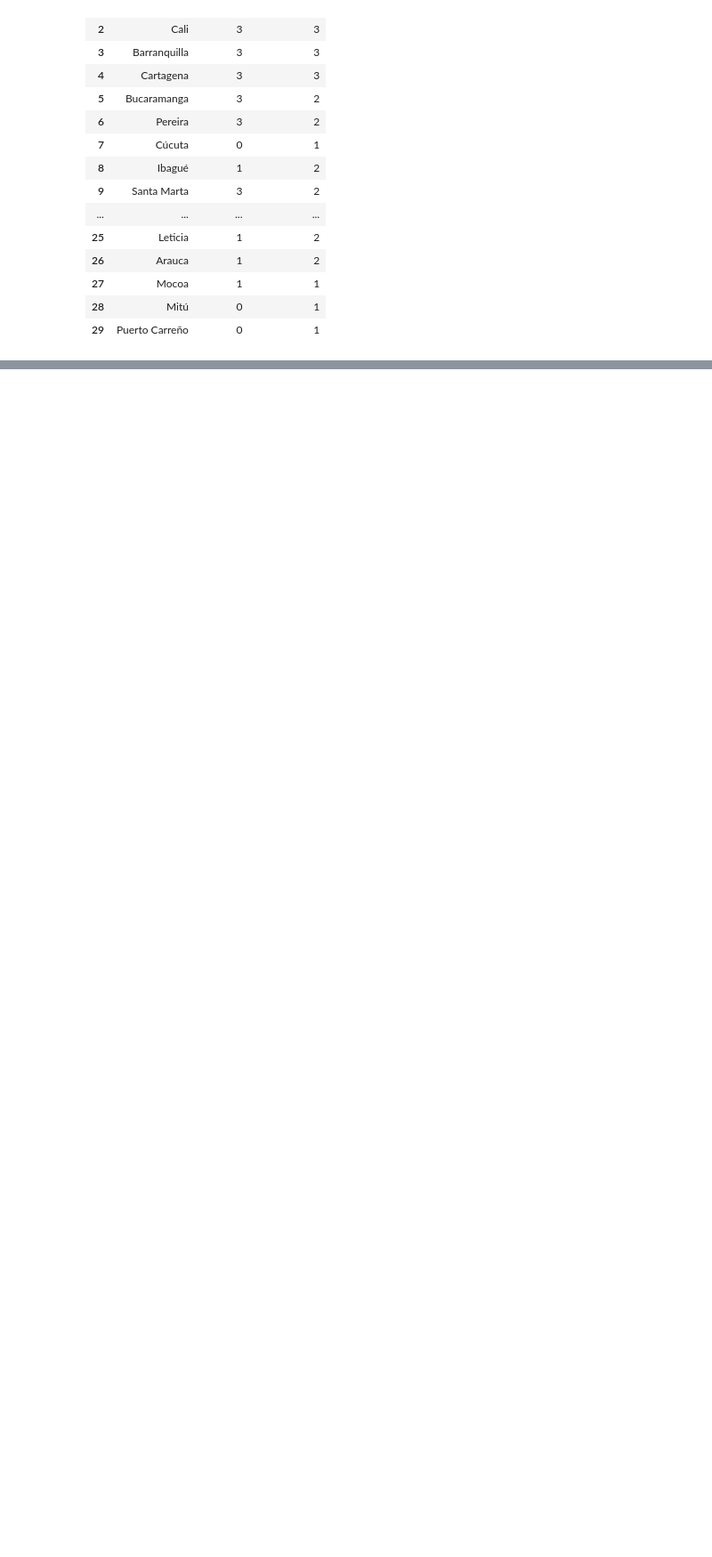
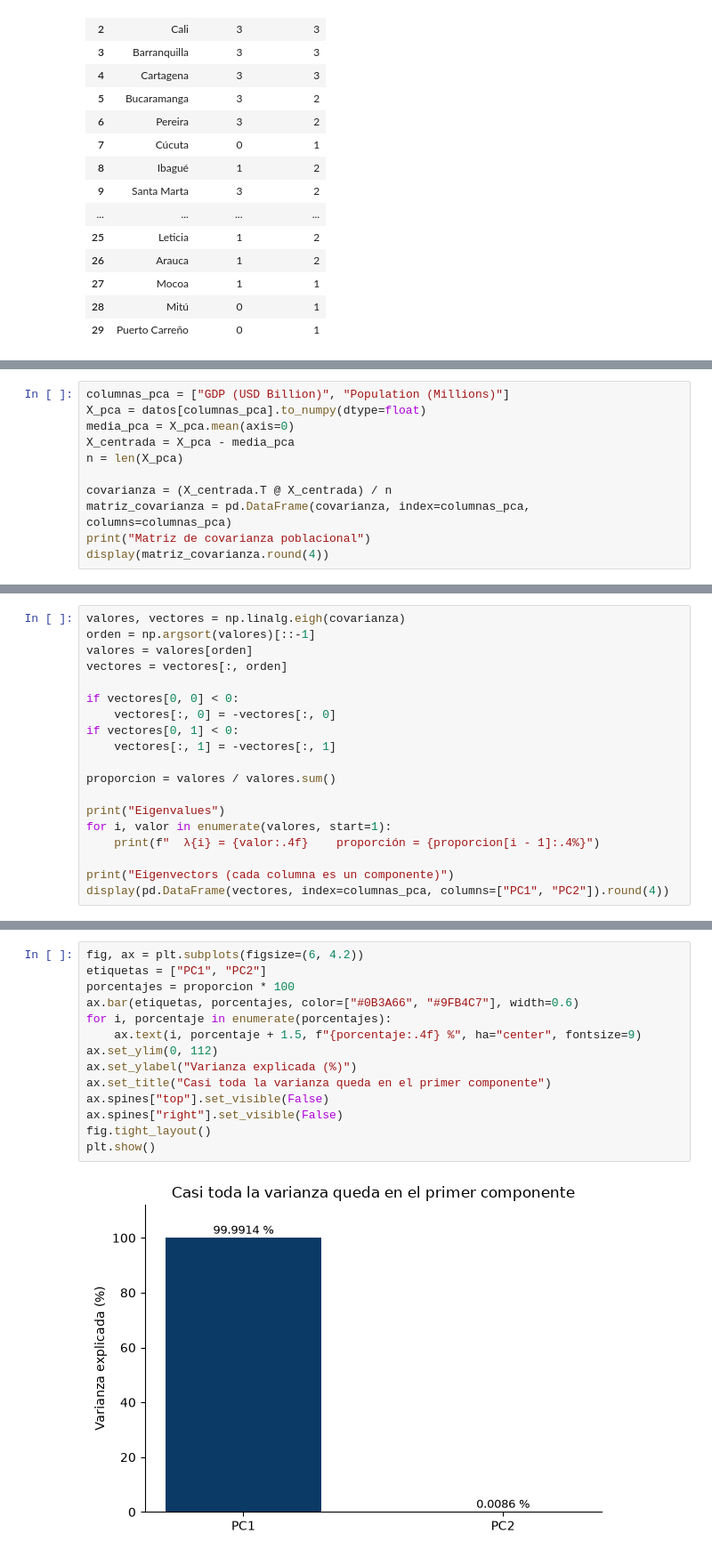
Before and after one commit to malejaDev/MachineLearning1, a Jupyter notebook: tarea1/src/notebook/tarea1.ipynb, the cells around one changed output, grey strips where cells are left out. Shown at 89% size. Saved outputs shown, nothing was run; the diff lists cells and outputs as text; blank space fills up the shorter version.

```diff
--- a/tarea1/src/notebook/tarea1.ipynb
+++ b/tarea1/src/notebook/tarea1.ipynb
@@ -883,0 +896,11 @@ K-means agrupa por cercanía al promedio del grupo. El enlace completo exige que
+# %%
+columnas_pca = ["GDP (USD Billion)", "Population (Millions)"]
+X_pca = datos[columnas_pca].to_numpy(dtype=float)
+media_pca = X_pca.mean(axis=0)
+X_centrada = X_pca - media_pca
+n = len(X_pca)
+
+covarianza = (X_centrada.T @ X_centrada) / n
+matriz_covarianza = pd.DataFrame(covarianza, index=columnas_pca, columns=columnas_pca)
+print("Matriz de covarianza poblacional")
+display(matriz_covarianza.round(4))
@@ -883,0 +946,19 @@ K-means agrupa por cercanía al promedio del grupo. El enlace completo exige que
+# %%
+valores, vectores = np.linalg.eigh(covarianza)
+orden = np.argsort(valores)[::-1]
+valores = valores[orden]
+vectores = vectores[:, orden]
+
+if vectores[0, 0] < 0:
+    vectores[:, 0] = -vectores[:, 0]
+if vectores[0, 1] < 0:
+    vectores[:, 1] = -vectores[:, 1]
+
+proporcion = valores / valores.sum()
+
+print("Eigenvalues")
+for i, valor in enumerate(valores, start=1):
+    print(f"  λ{i} = {valor:.4f}    proporción = {proporcion[i - 1]:.4%}")
+
+print("Eigenvectors (cada columna es un componente)")
+display(pd.DataFrame(vectores, index=columnas_pca, columns=["PC1", "PC2"]).round(4))
@@ -883,0 +981,16 @@ K-means agrupa por cercanía al promedio del grupo. El enlace completo exige que
+# %%
+fig, ax = plt.subplots(figsize=(6, 4.2))
+etiquetas = ["PC1", "PC2"]
+porcentajes = proporcion * 100
+ax.bar(etiquetas, porcentajes, color=["#0B3A66", "#9FB4C7"], width=0.6)
+for i, porcentaje in enumerate(porcentajes):
+    ax.text(i, porcentaje + 1.5, f"{porcentaje:.4f} %", ha="center", fontsize=9)
+ax.set_ylim(0, 112)
+ax.set_ylabel("Varianza explicada (%)")
+ax.set_title("Casi toda la varianza queda en el primer componente")
+ax.spines["top"].set_visible(False)
+ax.spines["right"].set_visible(False)
+fig.tight_layout()
+plt.show()
+# %% [output]
+[figure, added]
```
Also changed, not shown: parts of 17 cells of this notebook, 2 other files.
